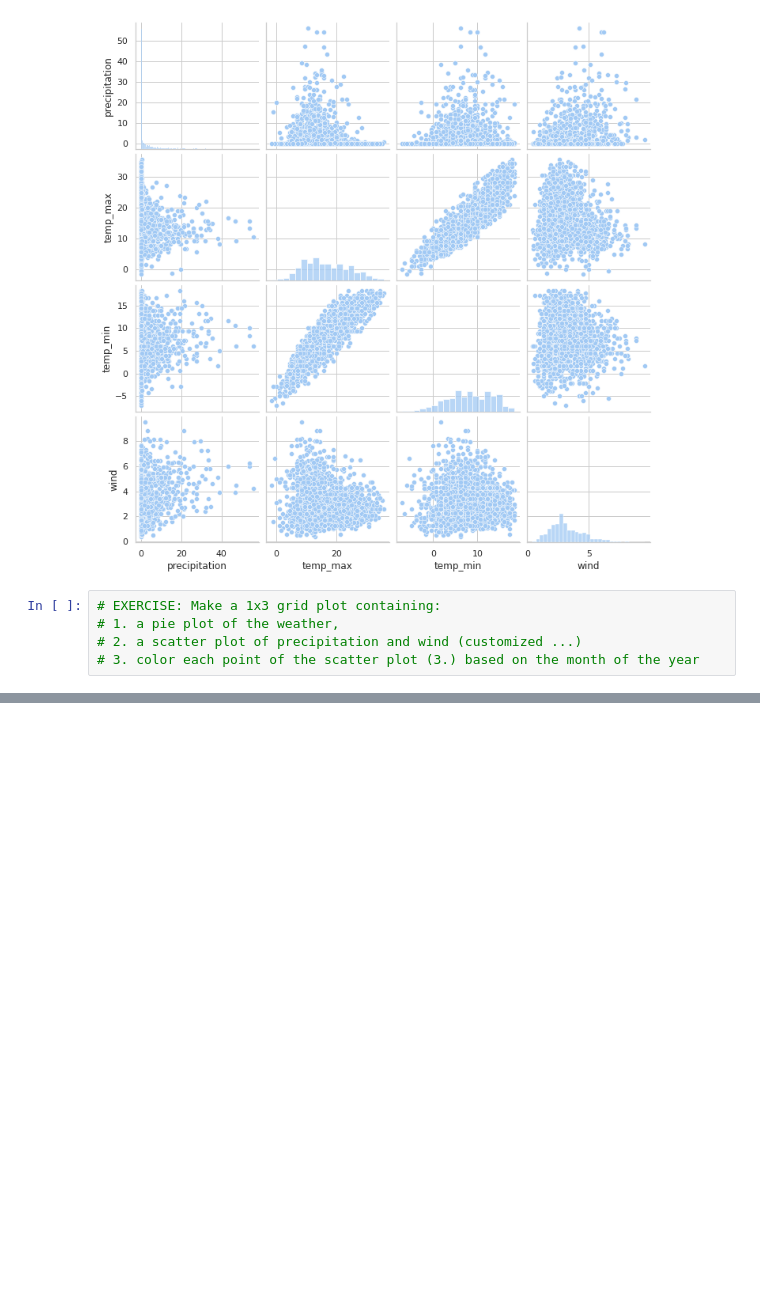
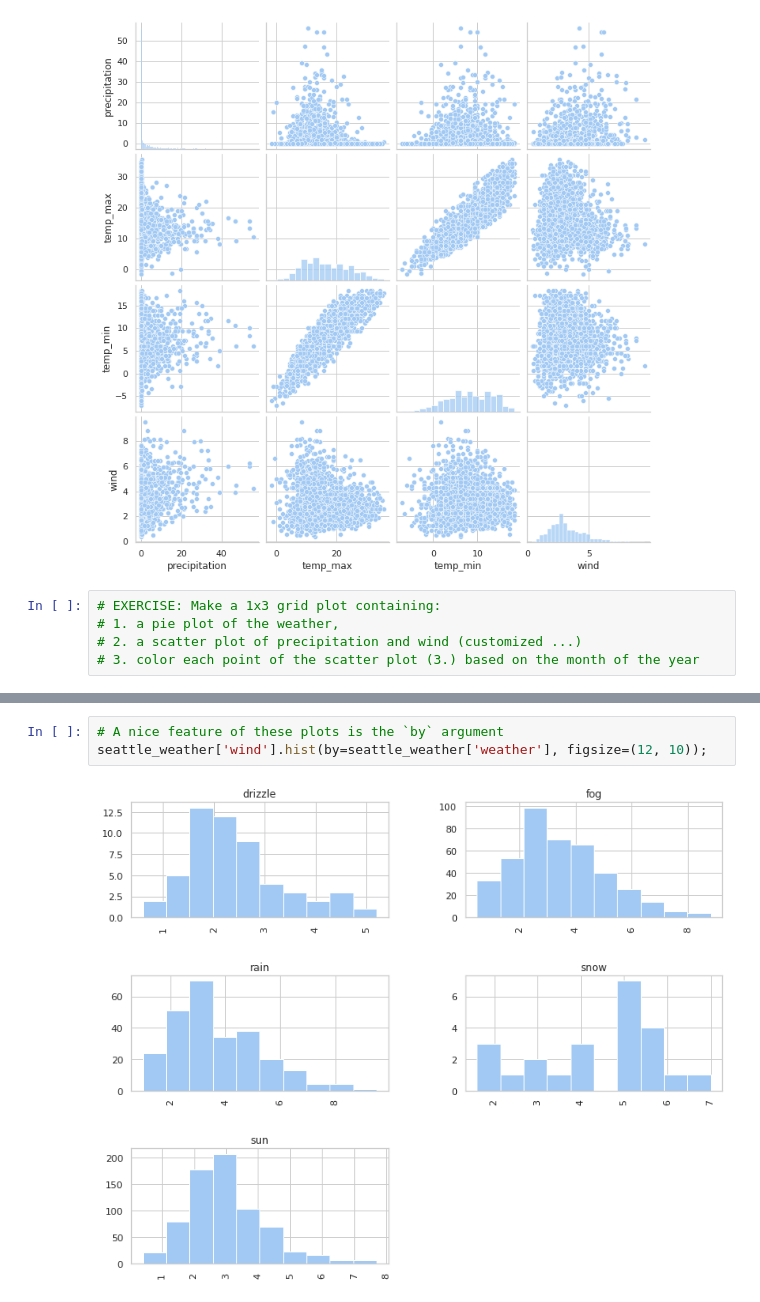
Before and after one commit to laclauc/dataviz-JDS, a Jupyter notebook: dataViz_part1.ipynb, the cells around one changed output, grey strips where cells are left out. Cells and saved outputs as stored; diff of their text form; blank space fills up the shorter version.

```diff
--- a/DataViz.ipynb
+++ b/dataViz_part1.ipynb
@@ -449,0 +352,5 @@ fig.show()
+# %%
+# A nice feature of these plots is the `by` argument
+seattle_weather['wind'].hist(by=seattle_weather['weather'], figsize=(12, 10));
+# %% [output]
+[figure, added]
```
Also changed, not shown: parts of 24 cells of this notebook, 1 other file.
